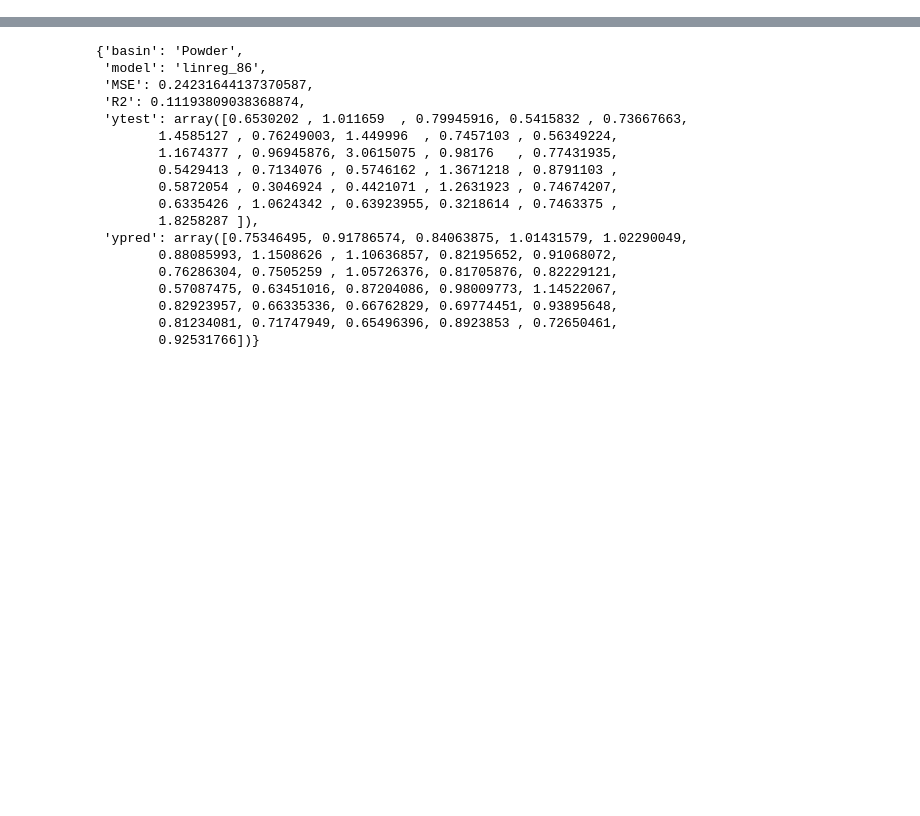
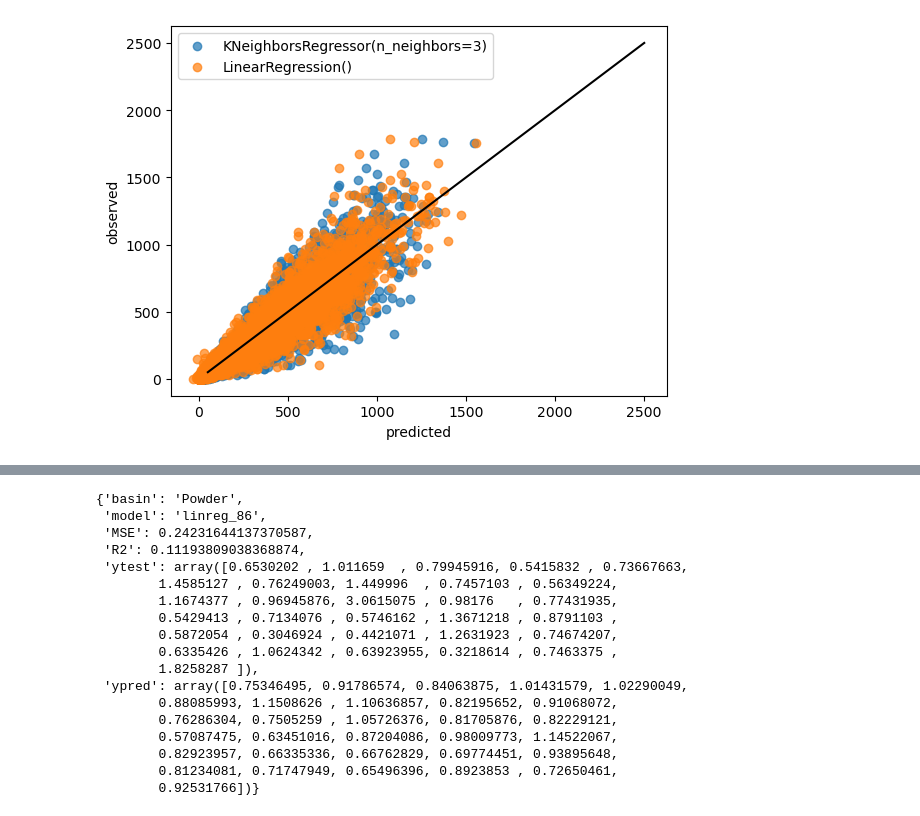
Before and after one commit to bair-climate-initiative/fate-of-snotels, a Jupyter notebook: nbs/template-may2023.ipynb, the cells around one changed output, grey strips where cells are left out. Saved outputs shown, nothing was run; the diff lists cells and outputs as text; code cells hidden in the pictures; blank space fills up the shorter version.

```diff
--- a/nbs/template-may2023.ipynb
+++ b/nbs/template-may2023.ipynb
@@ -91,0 +207,20 @@ KeyboardInterrupt:
+# %%
+basins = []
+gcm_mods = []
+cells = []
+years = []
+statmodels = []
+categs = []
+values = []
+
+tmp_df = pd.DataFrame()
+for key in output_dict:
+    if key != 'basinname':
+        basins.append(key[0])
+        gcm_mods.append(key[1])
+        cells.append(key[2])
+        years.append(key[3])
+        statmodels.append(key[4])
+        categs.append(key[5])
+        values.append(output_dict[key])
+output_df = pd.DataFrame({'basin':basins, 'gcm':gcm_mods, 'cell':cells, 'year':years, 'statmodel':statmodels, 'categ':categs, 'value':values})
@@ -91,0 +243,15 @@ KeyboardInterrupt:
+# %%
+fig,ax = plt.subplots()
+for statmodel in np.unique(output_df.statmodel):
+    tmp = output_df[output_df.statmodel == statmodel]
+    pred = tmp[tmp.categ == 'pred'].value
+    obs = tmp[tmp.categ == 'obs'].value
+    years = tmp[tmp.categ == 'pred'].year
+    ax.scatter(pred,obs, alpha = 0.7, label = statmodel)
+ax.legend()
+ax.set_xlabel('predicted')
+ax.set_ylabel('observed')
+ax.plot([50,2500],[50,2500], 'k-')
+plt.show()
+# %% [output]
+[figure, added]
```
Also changed, not shown: parts of 14 cells of this notebook.
